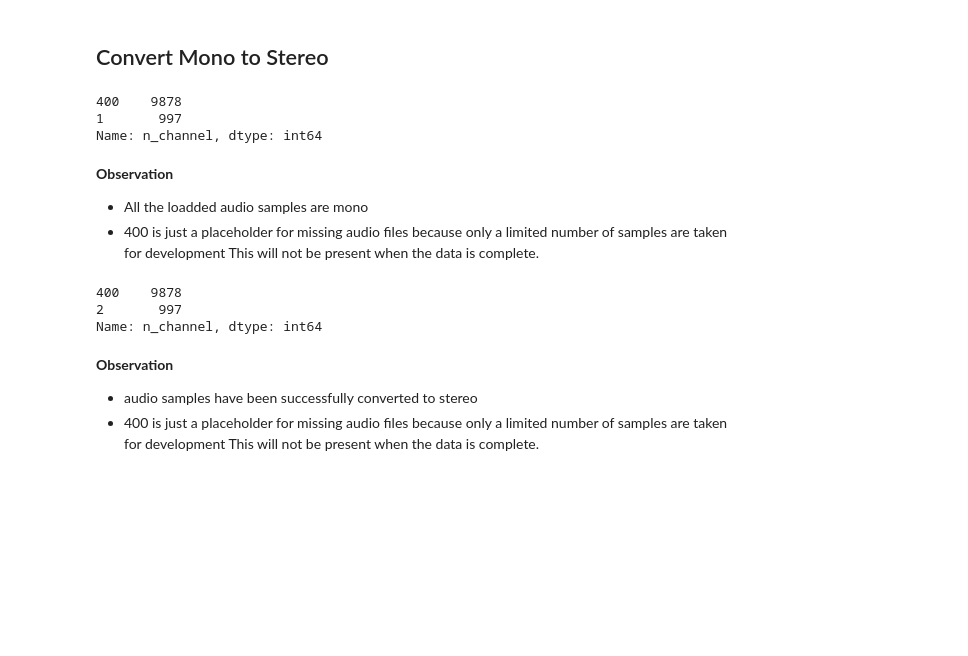
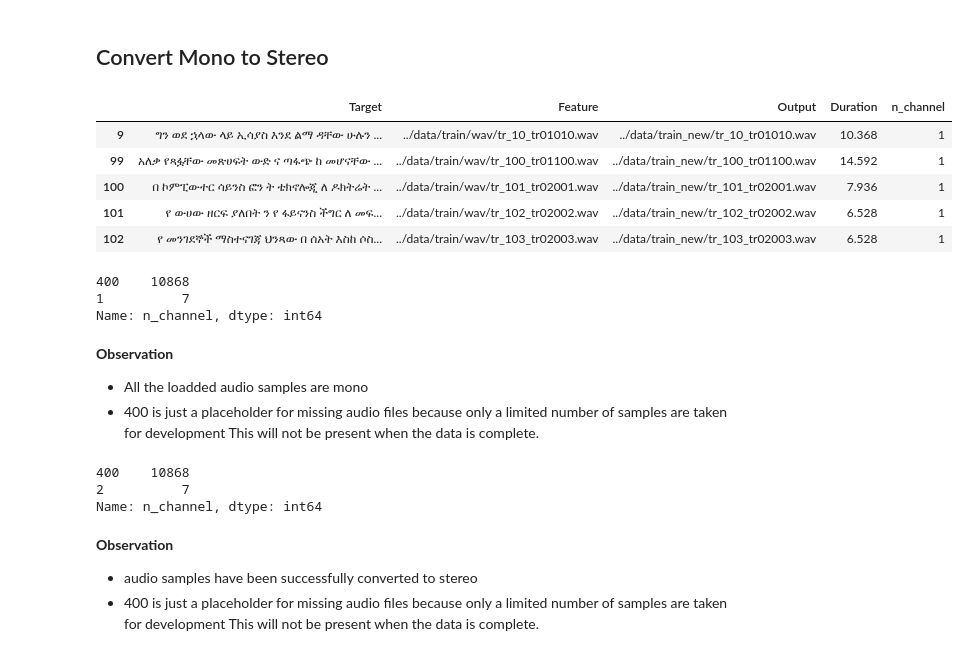
Before and after one commit to Micky373/speech_to_text, a Jupyter notebook: notebooks/preprocessing.ipynb, the cells around one changed output. Saved outputs shown, nothing was run; the diff lists cells and outputs as text; code cells hidden in the pictures; blank space fills up the shorter version.

```diff
--- a/notebooks/preprocessing.ipynb
+++ b/notebooks/preprocessing.ipynb
@@ -37,3 +42,9 @@ meta_data.head()
 | 2 | በ አዲስ አበባው ስታዲየም በ ተካሄዱ ት ሁለት ግጥሚ... | ../data/train/wav/tr_3_tr01003.wav | ../data/train_new/tr_3_tr01003.wav |
 | 3 | ወሬው ን ወሬ ያደረጉ ምስጢረ ኞች ናቸው | ../data/train/wav/tr_4_tr01004.wav | ../data/train_new/tr_4_tr01004.wav |
 | 4 | ኢትዮጵያዊ ቷ በ ብሄራዊ ባህላዊ አለባበስ ከ አለም ... | ../data/train/wav/tr_5_tr01005.wav | ../data/train_new/tr_5_tr01005.wav |
+# %%
+# adding duration column
+
+DC.add_duration(meta_data)
+selection = meta_data[meta_data["Duration"] != 400]
+selection.head()
@@ -42,14 +60,23 @@ meta_data.head()
 # %%
 # adding new column for channels count
 
 meta_data= DC.channel_count(meta_data)
+selection = meta_data[meta_data["Duration"] != 400]
+selection.head()
+# %% [output]
+|  | Target | Feature | Output | Duration | n_channel |
+| 9 | ግን ወደ ኋላው ላይ ኢሳያስ እንደ ልማ ዳቸው ሁሉን ... | ../data/train/wav/tr_10_tr01010.wav | ../data/train_new/tr_10_tr01010.wav | 10.368 | 1 |
+| 99 | አለቃ የጻፏቸው መጽሀፍት ውድ ና ጣፋጭ ከ መሆናቸው ... | ../data/train/wav/tr_100_tr01100.wav | ../data/train_new/tr_100_tr01100.wav | 14.592 | 1 |
+| 100 | በ ኮምፒውተር ሳይንስ ፎን ት ቴክኖሎጂ ለ ዶክትሬት ... | ../data/train/wav/tr_101_tr02001.wav | ../data/train_new/tr_101_tr02001.wav | 7.936 | 1 |
+| 101 | የ ውሀው ዘርፍ ያለበት ን የ ፋይናንስ ችግር ለ መፍ... | ../data/train/wav/tr_102_tr02002.wav | ../data/train_new/tr_102_tr02002.wav | 6.528 | 1 |
+| 102 | የ መንገደኞች ማስተናገጃ ህንጻው በ ሰአት እስከ ሶስ... | ../data/train/wav/tr_103_tr02003.wav | ../data/train_new/tr_103_tr02003.wav | 6.528 | 1 |
 # %%
 # checking number of channels
 
 meta_data["n_channel"].value_counts()
 # %% [output]
-400    9878
-1       997
+400    10868
+1          7
 Name: n_channel, dtype: int64
 # %% [markdown]
 **Observation**
@@ -67,8 +94,8 @@ DC.make_stereo(meta_data)
 meta_data= DC.channel_count(meta_data, True)
 meta_data["n_channel"].value_counts()
 # %% [output]
-400    9878
-2       997
+400    10868
+2          7
 Name: n_channel, dtype: int64
 # %% [markdown]
 **Observation**
```
Also changed, not shown: parts of 11 cells of this notebook, 2 other files.
